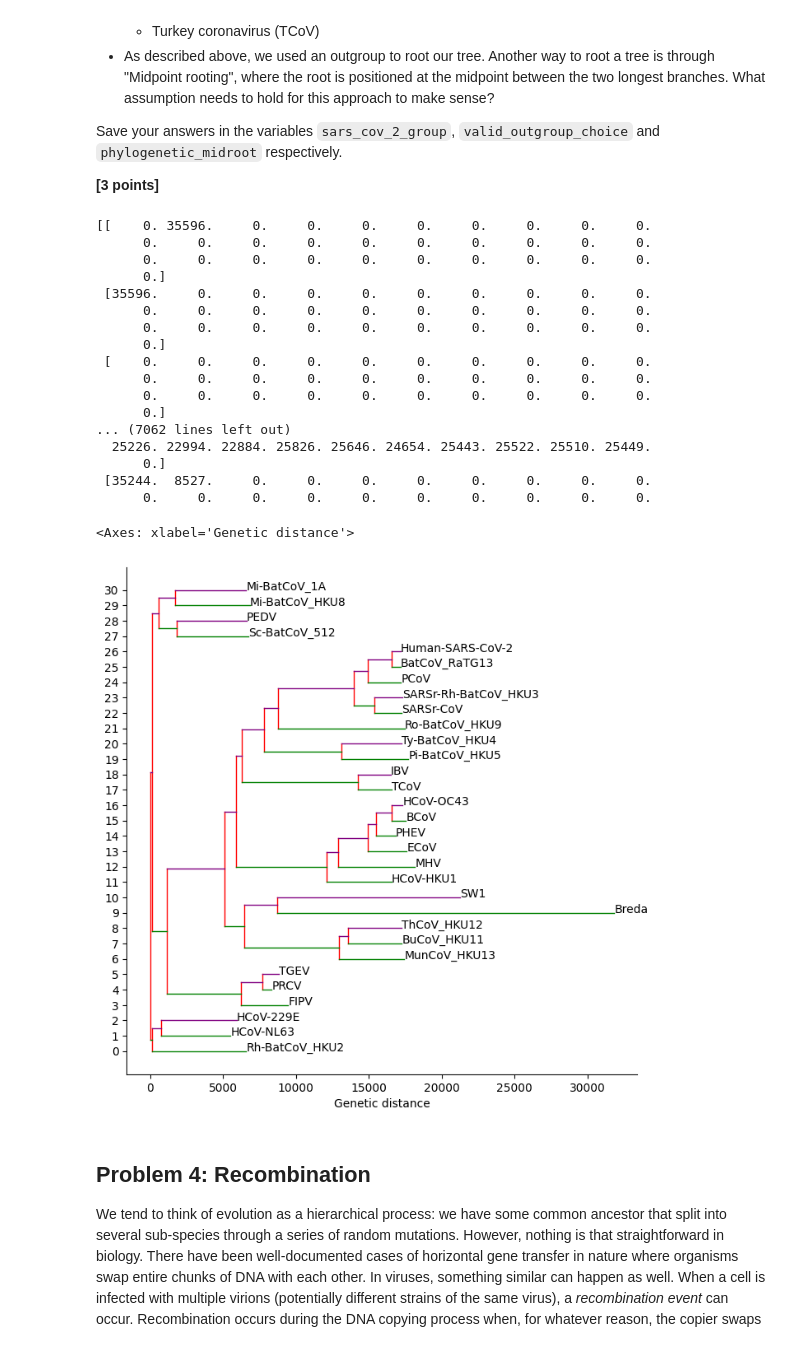
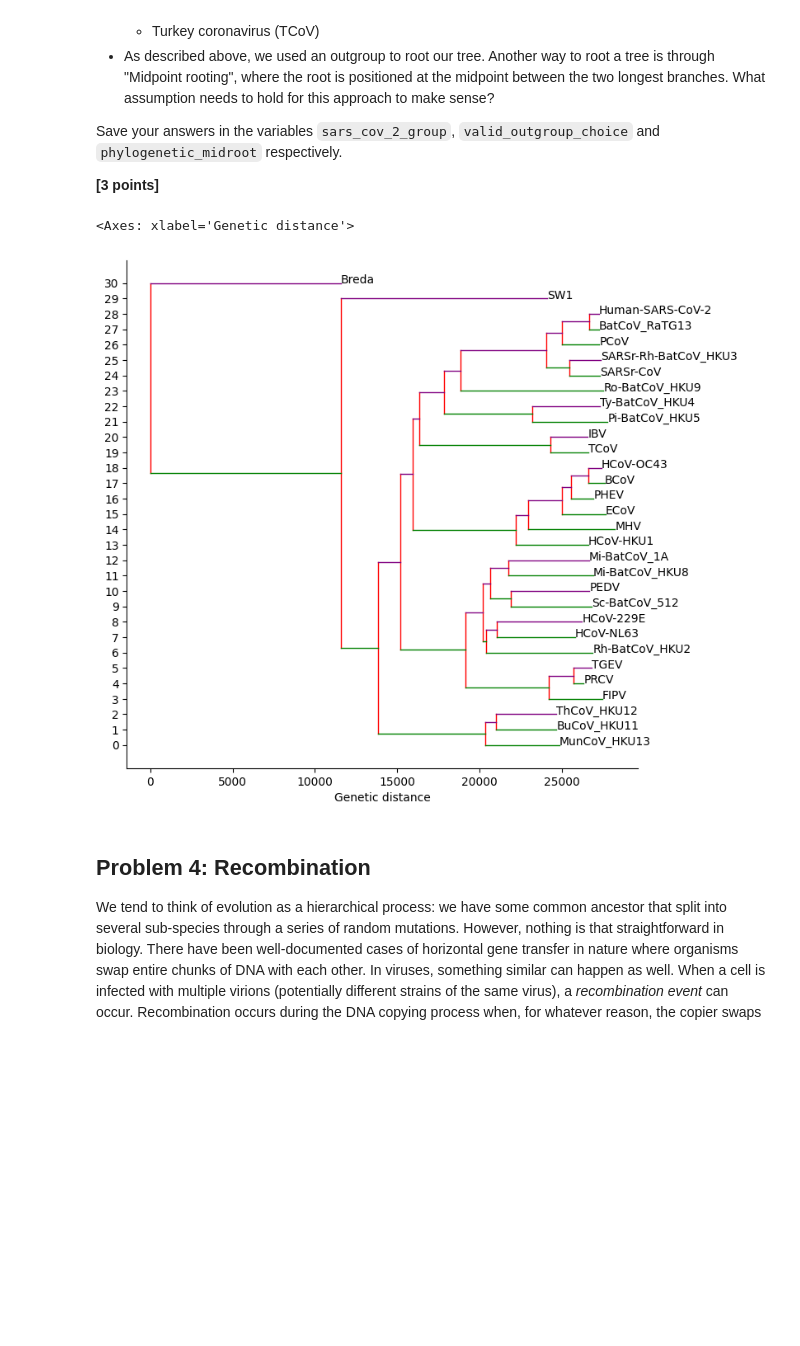
Before and after one commit to Syzygy13/assign_phylo, a Jupyter notebook: phylo_workbook.ipynb, the cells around one changed output. Saved outputs shown, nothing was run; the diff lists cells and outputs as text; code cells hidden in the pictures; blank space fills up the shorter version.

```diff
--- a/phylo_workbook.ipynb
+++ b/phylo_workbook.ipynb
@@ -128,50 +128,60 @@ Save your answers in the variables `sars_cov_2_group`, `valid_outgroup_choice` a
 # %%
 import matplotlib.pyplot as plt
 from Bio import SeqIO
 from helper_functions import reroot_tree
 
 # Gather each sequence and their names
 records = list(SeqIO.parse("data/clustal_MSA_coronavirus.fasta", "fasta"))
 names = [record.id.split("|")[0] for record in records]
 
 # Sequence records are converted into a matrix of chars
 sequence_matrix = []
 for record in records:
     sequence_matrix.append(list(str(record.seq).upper()))
 sequence_matrix = np.array(sequence_matrix)
 
 # Hamming distance is equal to the number of mismatch columns
 hamming_distances = np.zeros((len(records), len(records)))
 for i in range(len(records)):
     for j in range(i + 1, len(records)):
         mismatches = np.sum(sequence_matrix[i] != sequence_matrix[j])
         hamming_distances[i, j] = mismatches
         hamming_distances[j, i] = mismatches
 
 unrooted_tree = neighbor_joining(hamming_distances, names)
 
+# Implement DFS to find the Breda node
+breda_node = None
+nodes_to_check = [unrooted_tree]
+visited = set()
+while nodes_to_check:
+    # Skip nodes already visited
+    if nodes_to_check[-1] in visited:
+        nodes_to_check.pop()
+        continue
+    visited.add(nodes_to_check[-1])
+    curr = nodes_to_check[-1]
+
+    # Check for Breda node, otherwise add children to stack unless leaf node
+    if curr.name == "Breda":
+        breda_node = curr
+        break
+    if nodes_to_check[-1].left is None and nodes_to_check[-1].right is None:
+        nodes_to_check.pop()
+        continue
+    if nodes_to_check[-1].left is not None:
+        nodes_to_check.append(curr.left)
+    if nodes_to_check[-1].right is not None:
+        nodes_to_check.append(curr.right)
+
+rooted_tree = reroot_tree(unrooted_tree, breda_node)
+
+# Print out tree
 figure, axes = plt.subplots(figsize=(8, 8))
-plot_nj_tree(unrooted_tree, ax=axes)
+plot_nj_tree(rooted_tree, ax=axes)
 # %% [output]
-[[    0. 35596.     0.     0.     0.     0.     0.     0.     0.     0.
-      0.     0.     0.     0.     0.     0.     0.     0.     0.     0.
-      0.     0.     0.     0.     0.     0.     0.     0.     0.     0.
-      0.]
- [35596.     0.     0.     0.     0.     0.     0.     0.     0.     0.
-      0.     0.     0.     0.     0.     0.     0.     0.     0.     0.
-      0.     0.     0.     0.     0.     0.     0.     0.     0.     0.
-      0.]
- [    0.     0.     0.     0.     0.     0.     0.     0.     0.     0.
-      0.     0.     0.     0.     0.     0.     0.     0.     0.     0.
-      0.     0.     0.     0.     0.     0.     0.     0.     0.     0.
-      0.]
-... (7062 lines left out)
-  25226. 22994. 22884. 25826. 25646. 24654. 25443. 25522. 25510. 25449.
-      0.]
- [35244.  8527.     0.     0.     0.     0.     0.     0.     0.     0.
-      0.     0.     0.     0.     0.     0.     0.     0.     0.     0.
+<Axes: xlabel='Genetic distance'>
-<Axes: xlabel='Genetic distance'>
-[figure, old version]
+[figure, new version]
 # %%
 
 # plt.savefig('problem3.svg')
```
